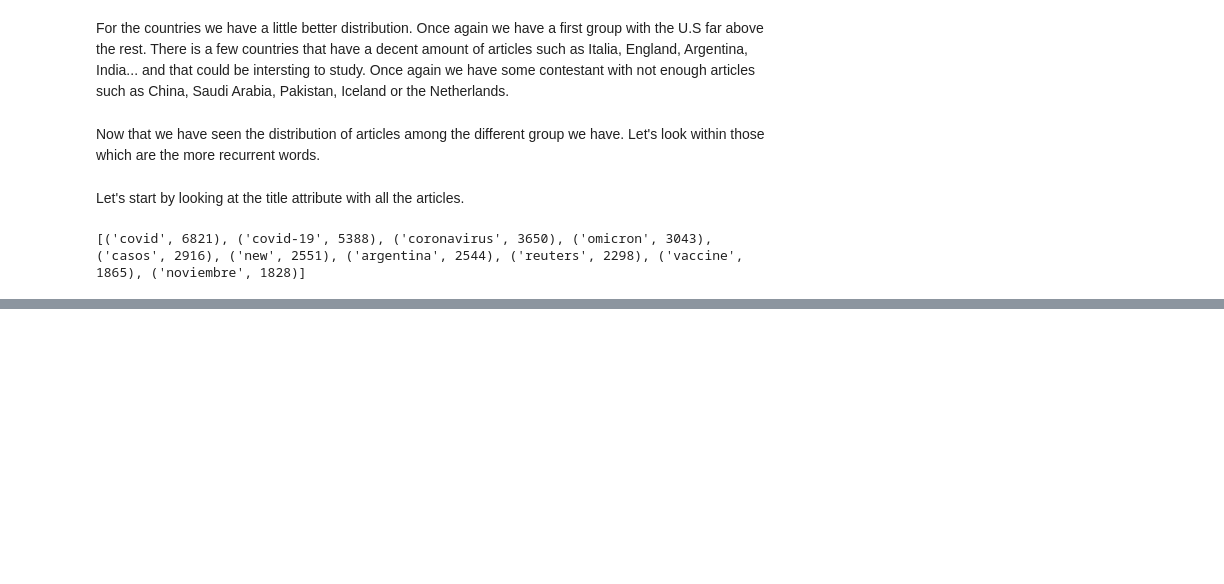
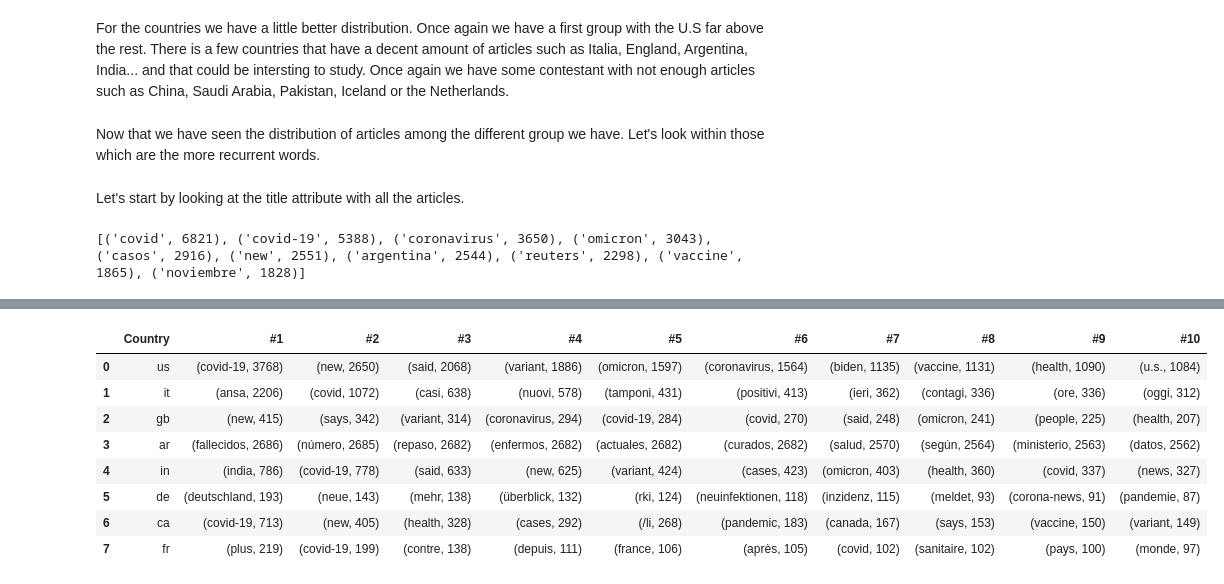
Before and after one commit to Grazeli/BDA_project, a Jupyter notebook: analysis.ipynb, the cells around one changed output, grey strips where cells are left out. Drawn from its saved outputs; the diff is of its cells as text; code cells hidden in the pictures; blank space fills up the shorter version.

```diff
--- a/analysis.ipynb
+++ b/analysis.ipynb
@@ -289,0 +369,25 @@ df
+# %%
+# Reccurence of words by country over the description attribute
+results = []
+att = 'description'
+for country in countries:
+    count = get_counter_from_query({'source.id': {'$in': loaded_dict[country]}}, att)
+    tuple_words = tuple(count.most_common(number_most_common))
+
+    row = (country, ) + tuple_words
+
+    results.append(row)
+
+columns = ['Country'] + ['#' + str(x+1) for x in range(number_most_common)]
+df_description = pd.DataFrame(results, columns=columns)
+df_description
+# %% [output]
+|  | Country | #1 | #2 | #3 | #4 | #5 | #6 | #7 | #8 | #9 | #10 |
+| 0 | us | (covid-19, 3768) | (new, 2650) | (said, 2068) | (variant, 1886) | (omicron, 1597) | (coronavirus, 1564) | (biden, 1135) | (vaccine, 1131) | (health, 1090) | (u.s., 1084) |
+| 1 | it | (ansa, 2206) | (covid, 1072) | (casi, 638) | (nuovi, 578) | (tamponi, 431) | (positivi, 413) | (ieri, 362) | (contagi, 336) | (ore, 336) | (oggi, 312) |
+| 2 | gb | (new, 415) | (says, 342) | (variant, 314) | (coronavirus, 294) | (covid-19, 284) | (covid, 270) | (said, 248) | (omicron, 241) | (people, 225) | (health, 207) |
+| 3 | ar | (fallecidos, 2686) | (número, 2685) | (repaso, 2682) | (enfermos, 2682) | (actuales, 2682) | (curados, 2682) | (salud, 2570) | (según, 2564) | (ministerio, 2563) | (datos, 2562) |
+| 4 | in | (india, 786) | (covid-19, 778) | (said, 633) | (new, 625) | (variant, 424) | (cases, 423) | (omicron, 403) | (health, 360) | (covid, 337) | (news, 327) |
+| 5 | de | (deutschland, 193) | (neue, 143) | (mehr, 138) | (überblick, 132) | (rki, 124) | (neuinfektionen, 118) | (inzidenz, 115) | (meldet, 93) | (corona-news, 91) | (pandemie, 87) |
+| 6 | ca | (covid-19, 713) | (new, 405) | (health, 328) | (cases, 292) | (/li, 268) | (pandemic, 183) | (canada, 167) | (says, 153) | (vaccine, 150) | (variant, 149) |
+| 7 | fr | (plus, 219) | (covid-19, 199) | (contre, 138) | (depuis, 111) | (france, 106) | (après, 105) | (covid, 102) | (sanitaire, 102) | (pays, 100) | (monde, 97) |
```
Also changed, not shown: parts of 19 cells of this notebook, 1 other file.
